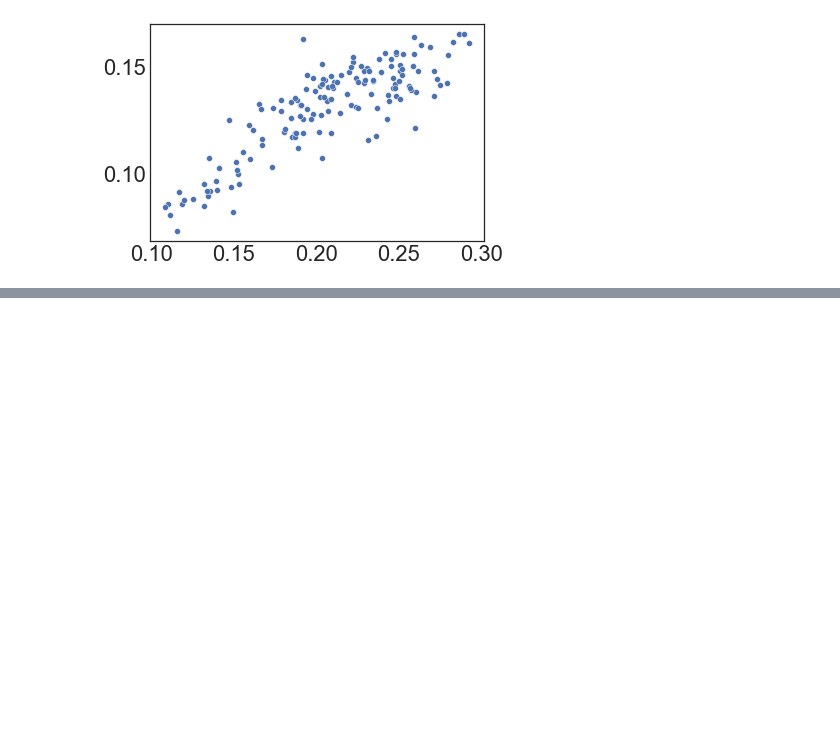
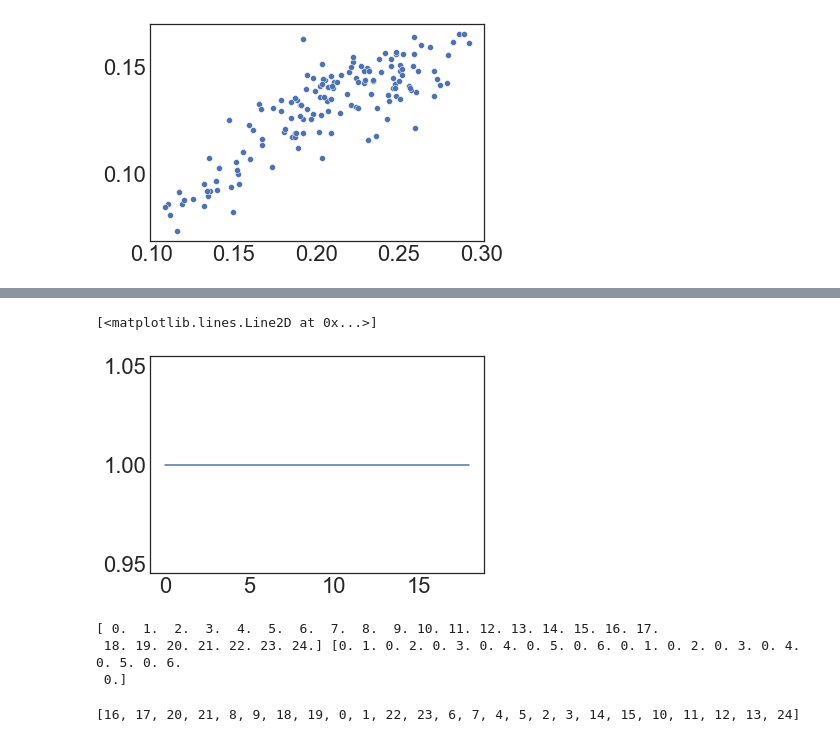
Before and after one commit to cechava/EMG_gestures, a Jupyter notebook: visualize_xsubject_robustness_joint_training_models.ipynb, the cells around one changed output, grey strips where cells are left out. Cells and saved outputs as stored; diff of their text form; code cells hidden in the pictures; blank space fills up the shorter version.

```diff
--- a/visualize_xsubject_robustness_joint_training_models.ipynb
+++ b/visualize_xsubject_robustness_joint_training_models.ipynb
@@ -223,0 +449,12 @@ X = results_df.loc[(results_df.Type == 'Train')&(results_df.Type == 'Test')]
+# %%
+X = X_test_cube.copy()
+Y = Y_test_cube.copy()
+
+nonmasked_idxs = np.where(X[:,:,0].flatten()!=-100)[0]
+
+# Get target labels for non-masked timepoints
+y_true_fxn = np.argmax(Y,2).flatten()[nonmasked_idxs]
+
+# Get model predictions for non-masked timepoints
+preds = trained_model.predict(X)
+y_pred_fxn = np.argmax(preds,2)#.flatten()[nonmasked_idxs]
@@ -223,0 +616,29 @@ X = results_df.loc[(results_df.Type == 'Train')&(results_df.Type == 'Test')]
+# %%
+plt.plot(y_pred_fxn[6,:]+1)
+# %% [output]
+[<matplotlib.lines.Line2D at 0x...>]
+[figure, added]
+# %%
+series_idxs = np.where(series_labels_sub==0)[0]
+
+block_labels_series = block_labels_sub[series_idxs]
+target_labels_series = target_labels_sub[series_idxs]
+
+blocks = np.array([k for k,g in groupby(block_labels_series)])
+classes = np.array([k for k,g in groupby(target_labels_series)])
+
+print(blocks,classes)
+# %% [output]
+[ 0.  1.  2.  3.  4.  5.  6.  7.  8.  9. 10. 11. 12. 13. 14. 15. 16. 17.
+ 18. 19. 20. 21. 22. 23. 24.] [0. 1. 0. 2. 0. 3. 0. 4. 0. 5. 0. 6. 0. 1. 0. 2. 0. 3. 0. 4. 0. 5. 0. 6.
+ 0.]
+# %%
+shuffled_blocks = []
+for x in np.random.permutation(np.arange(blocks.size//2)):
+    start_idx = 2*x
+    shuffled_blocks.extend(blocks[start_idx:start_idx+2].astype('int'))
+if (blocks.size%2)==1:
+    shuffled_blocks.extend(np.array([blocks[-1]]).astype('int'))
+print(shuffled_blocks)
+# %% [output]
+[16, 17, 20, 21, 8, 9, 18, 19, 0, 1, 22, 23, 6, 7, 4, 5, 2, 3, 14, 15, 10, 11, 12, 13, 24]
```
Also changed, not shown: parts of 31 cells of this notebook, 25 other files.
